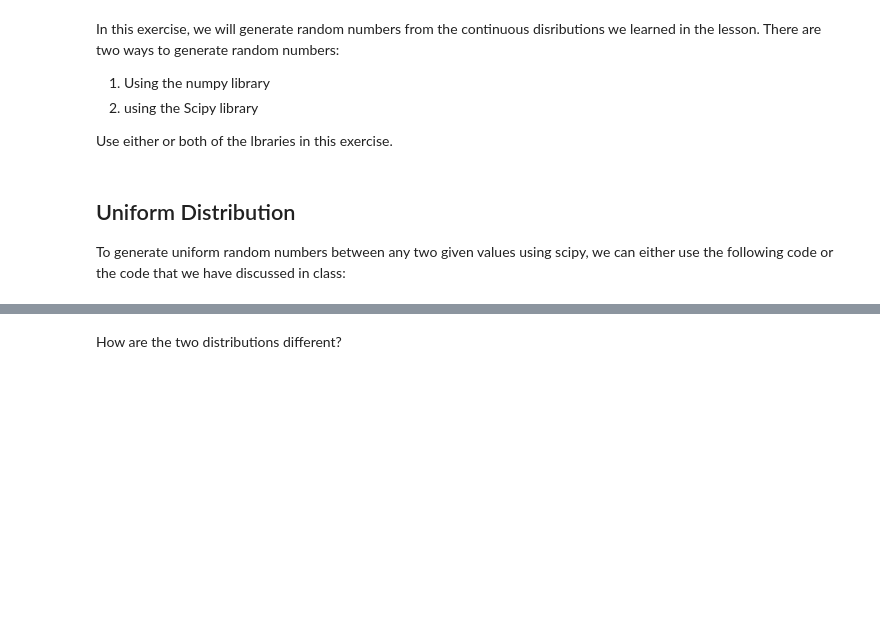
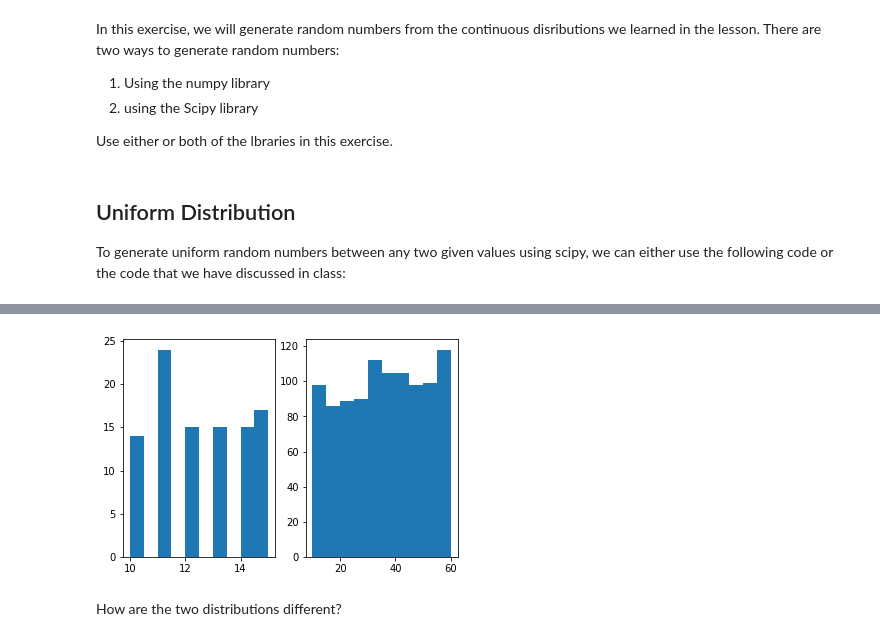
Before and after one commit to ironhack-datalabs/datamad0320, a Jupyter notebook: module-2/lab-continuous-probability-distribution/your-code/main.ipynb, the cells around one changed output, grey strips where cells are left out. Cells and saved outputs as stored; diff of their text form; code cells hidden in the pictures; blank space fills up the shorter version.

```diff
--- a/module-2/lab-continuous-probability-distribution/your-code/main.ipynb
+++ b/module-2/lab-continuous-probability-distribution/your-code/main.ipynb
@@ -50,3 +57,15 @@ Your output should look like below:
+# %%
+# your code here
+def numberUniform(bottom,ceiling,count):
+    randomNumbers = [random.randint(bottom,ceiling) for i in range(count)]
+    return randomNumbers
+a =numberUniform(10,15,100)
+b =numberUniform(10,60,1000)
+fig, ax = plt.subplots(1,2)
+af =ax[0].hist(a,bins=10)
+bf =ax[1].hist(b,bins=10)
+# %% [output]
+[figure, added]
 # %% [markdown]
 How are the two distributions different?
 # %%
```
Also changed, not shown: parts of 13 cells of this notebook.
